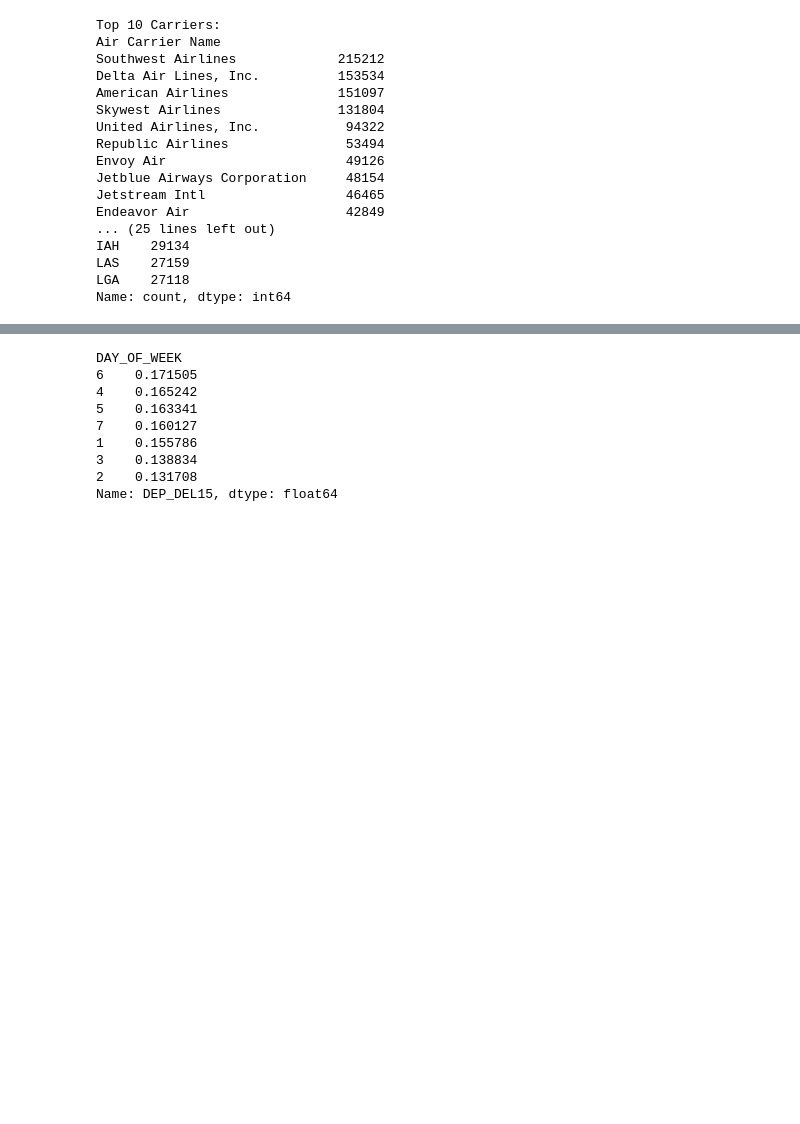
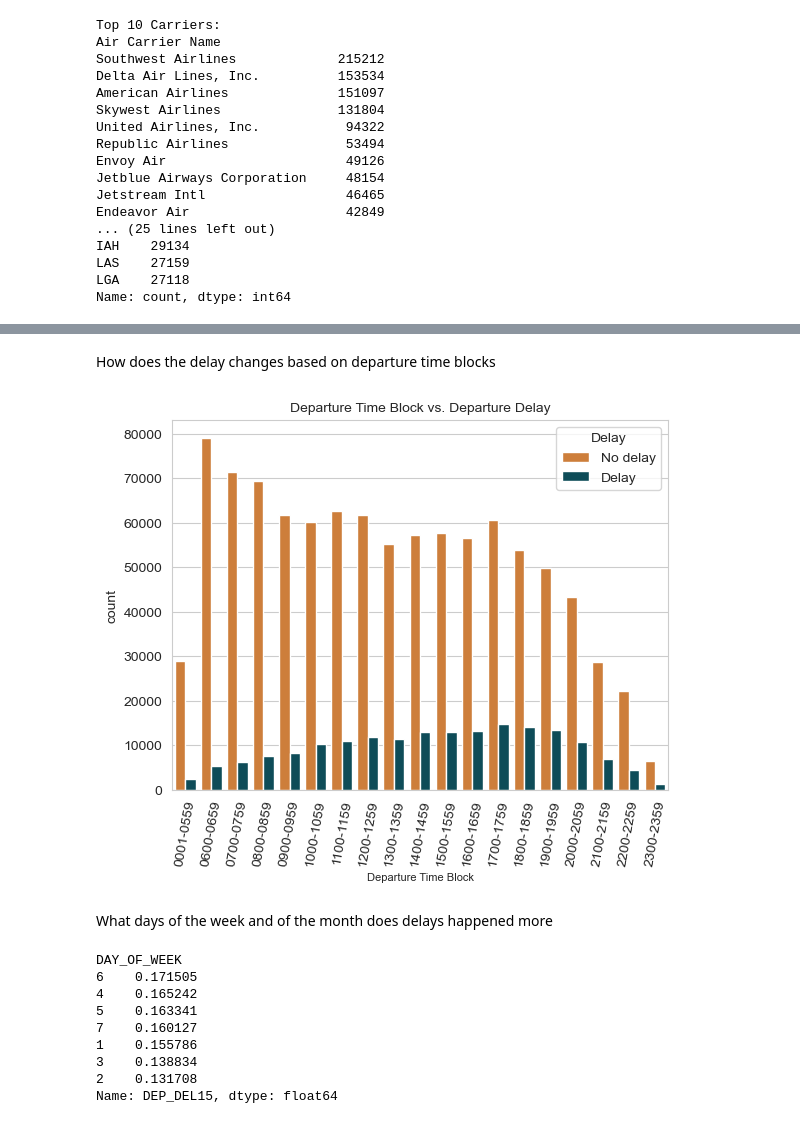
Before and after one commit to mezamateoj/Flight-Delay-Prediction, a Jupyter notebook: notebooks/EDA.ipynb, the cells around one changed output, grey strips where cells are left out. Drawn from its saved outputs; the diff is of its cells as text; code cells hidden in the pictures; blank space fills up the shorter version.

```diff
--- a/notebooks/EDA.ipynb
+++ b/notebooks/EDA.ipynb
@@ -208,3 +194,18 @@ memory usage: 80.2+ MB
+# %% [markdown]
+How does the delay changes based on departure time blocks
+# %%
+order = sorted(df['DEP_TIME_BLK'].unique())
+
+ax = sns.countplot(x = 'DEP_TIME_BLK', data = df, hue = 'DEP_DEL15', order=order, palette=['#E57C23',"#025464"])
+ax.set_xticklabels(ax.get_xticklabels(), rotation = 80);
+ax.set_title('Departure Time Block vs. Departure Delay', fontsize = 10)
+ax.set_xlabel('Departure Time Block', fontsize = 8)
+ax.legend(title='Delay', loc='best', labels=['No delay', 'Delay'])
+plt.show()
+# %% [output]
+[figure, added]
+# %% [markdown]
+What days of the week and of the month does delays happened more
 # %%
 df.groupby('DAY_OF_WEEK')['DEP_DEL15'].mean().sort_values(ascending=False)
 # %% [output]
```
Also changed, not shown: parts of 21 cells of this notebook, 3 other files.
